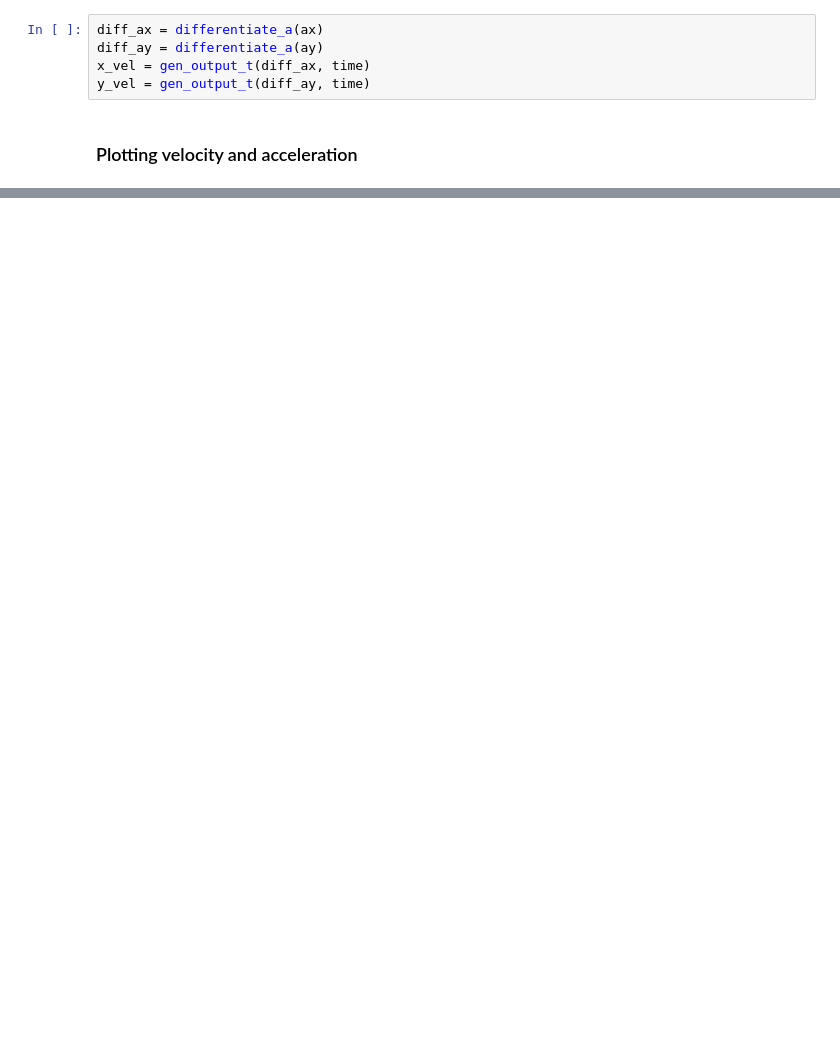
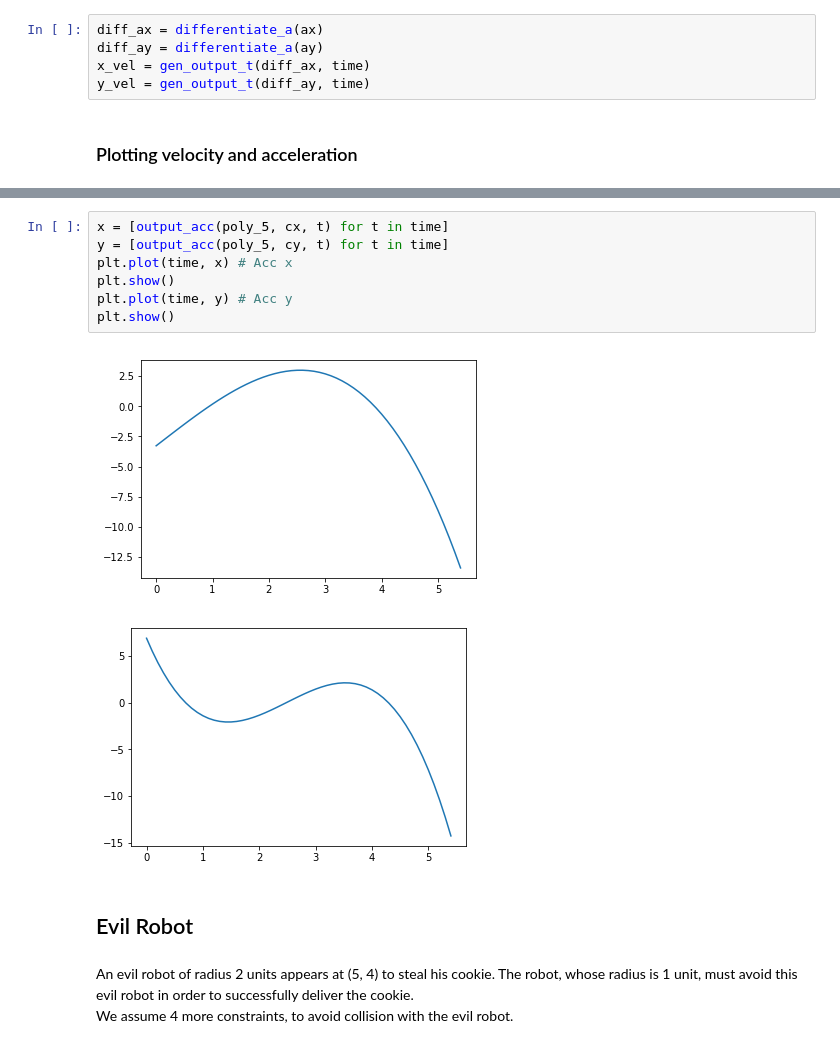
Before and after one commit to BonJovi1/Trajectory-Planning, a Jupyter notebook: code.ipynb, the cells around one changed output, grey strips where cells are left out. Saved outputs shown, nothing was run; the diff lists cells and outputs as text; blank space fills up the shorter version.

```diff
--- a/code.ipynb
+++ b/code.ipynb
@@ -109,0 +276,15 @@ plt.plot(time, y_vel) # y velocity vs time
+# %%
+x = [output_acc(poly_5, cx, t) for t in time]
+y = [output_acc(poly_5, cy, t) for t in time]
+plt.plot(time, x) # Acc x
+plt.show()
+plt.plot(time, y) # Acc y
+plt.show()
+# %% [output]
+[figure, added]
+[figure, added]
+# %% [markdown]
+## Evil Robot
+# %% [markdown]
+An evil robot of radius 2 units appears at (5, 4) to steal his cookie. The robot, whose radius is 1 unit, must avoid this evil robot in order to successfully deliver the cookie. \
+We assume 4 more constraints, to avoid collision with the evil robot.
```
Also changed, not shown: parts of 42 cells of this notebook, 1 other file.
